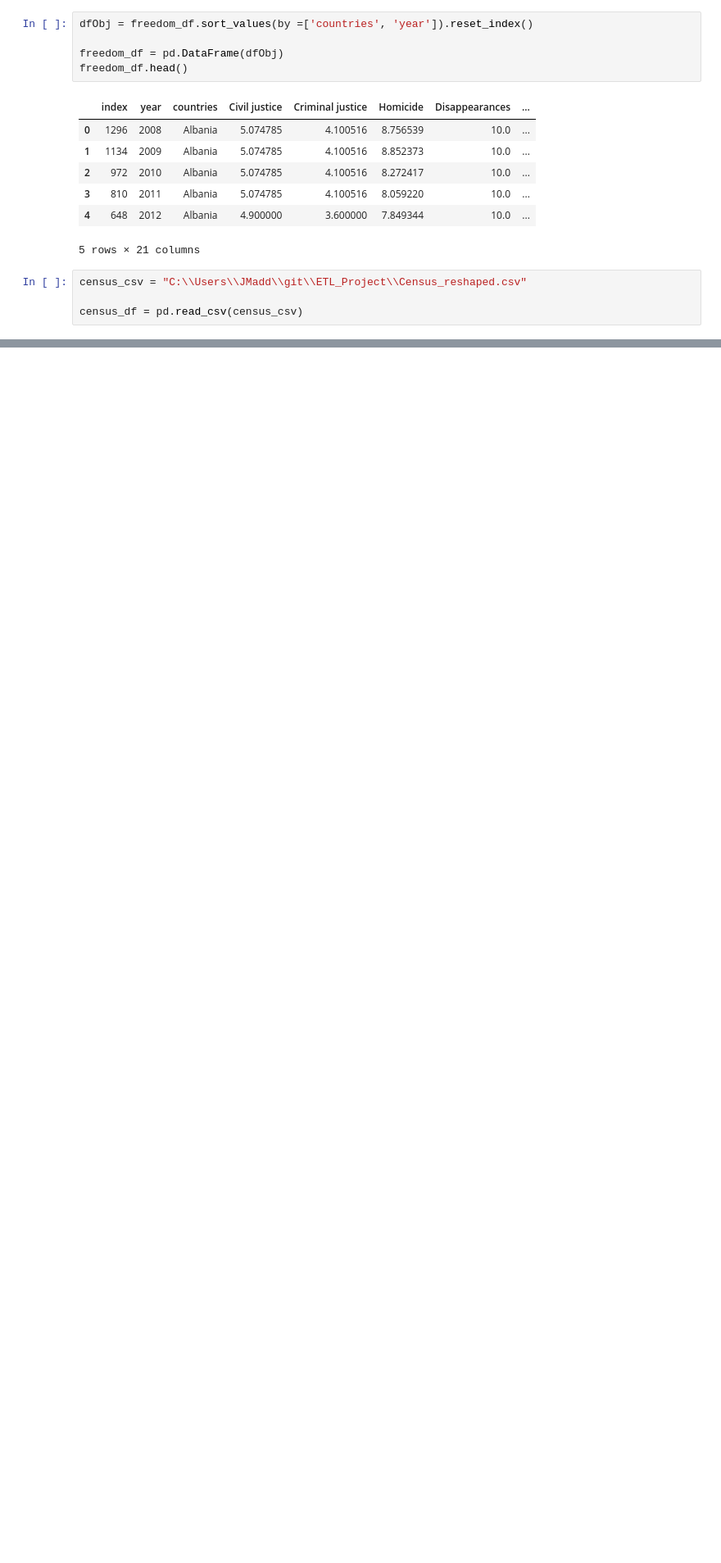
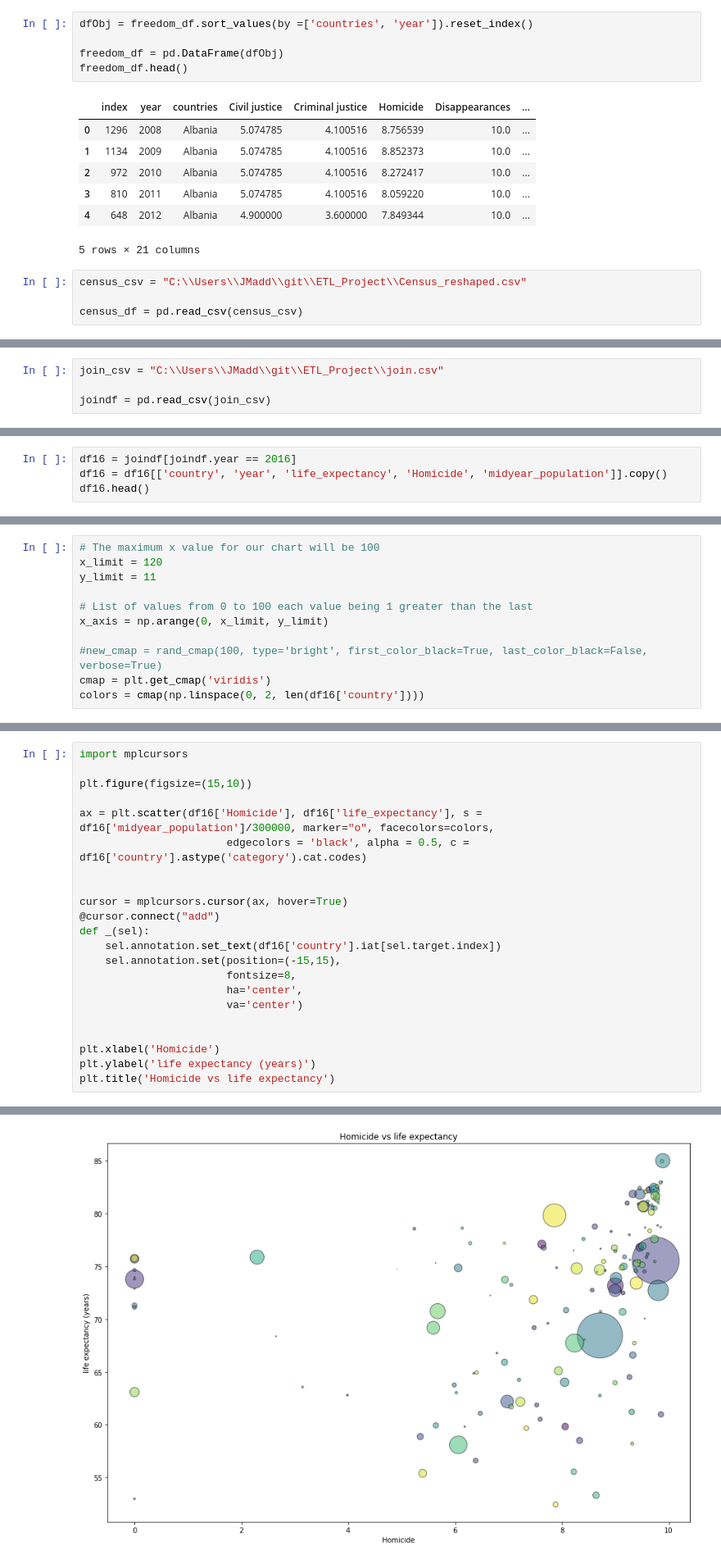
Before and after one commit to Jmaddalena42/ETL_Project, a Jupyter notebook: ETL_Project_Jordan.ipynb, the cells around one changed output, grey strips where cells are left out. Shown at 82% size. Drawn from its saved outputs; the diff is of its cells as text; blank space fills up the shorter version.

```diff
--- a/ETL_Project_Jordan.ipynb
+++ b/ETL_Project_Jordan.ipynb
@@ -122,0 +144,4 @@ engine.table_names()
+# %%
+join_csv = "C:\\Users\\JMadd\\git\\ETL_Project\\join.csv"
+
+joindf = pd.read_csv(join_csv)
@@ -122,0 +160,4 @@ engine.table_names()
+# %%
+df16 = joindf[joindf.year == 2016]
+df16 = df16[['country', 'year', 'life_expectancy', 'Homicide', 'midyear_population']].copy()
+df16.head()
@@ -122,0 +171,11 @@ engine.table_names()
+# %%
+# The maximum x value for our chart will be 100
+x_limit = 120
+y_limit = 11
+
+# List of values from 0 to 100 each value being 1 greater than the last
+x_axis = np.arange(0, x_limit, y_limit)
+
+#new_cmap = rand_cmap(100, type='bright', first_color_black=True, last_color_black=False, verbose=True)
+cmap = plt.get_cmap('viridis')
+colors = cmap(np.linspace(0, 2, len(df16['country'])))
@@ -122,0 +202,23 @@ engine.table_names()
+# %%
+import mplcursors
+
+plt.figure(figsize=(15,10))
+
+ax = plt.scatter(df16['Homicide'], df16['life_expectancy'], s = df16['midyear_population']/300000, marker="o", facecolors=colors,
+                       edgecolors = 'black', alpha = 0.5, c = df16['country'].astype('category').cat.codes)
+
+
+cursor = mplcursors.cursor(ax, hover=True)
+@cursor.connect("add")
+def _(sel):
+    sel.annotation.set_text(df16['country'].iat[sel.target.index])
+    sel.annotation.set(position=(-15,15),
+                       fontsize=8,
+                       ha='center',
+                       va='center')
+
+
+plt.xlabel('Homicide')
+plt.ylabel('life expectancy (years)')
+plt.title('Homicide vs life expectancy')
+# %% [output]
@@ -122,0 +226 @@ engine.table_names()
+[figure, added]
```
Also changed, not shown: parts of 13 cells of this notebook, 2 other files.
